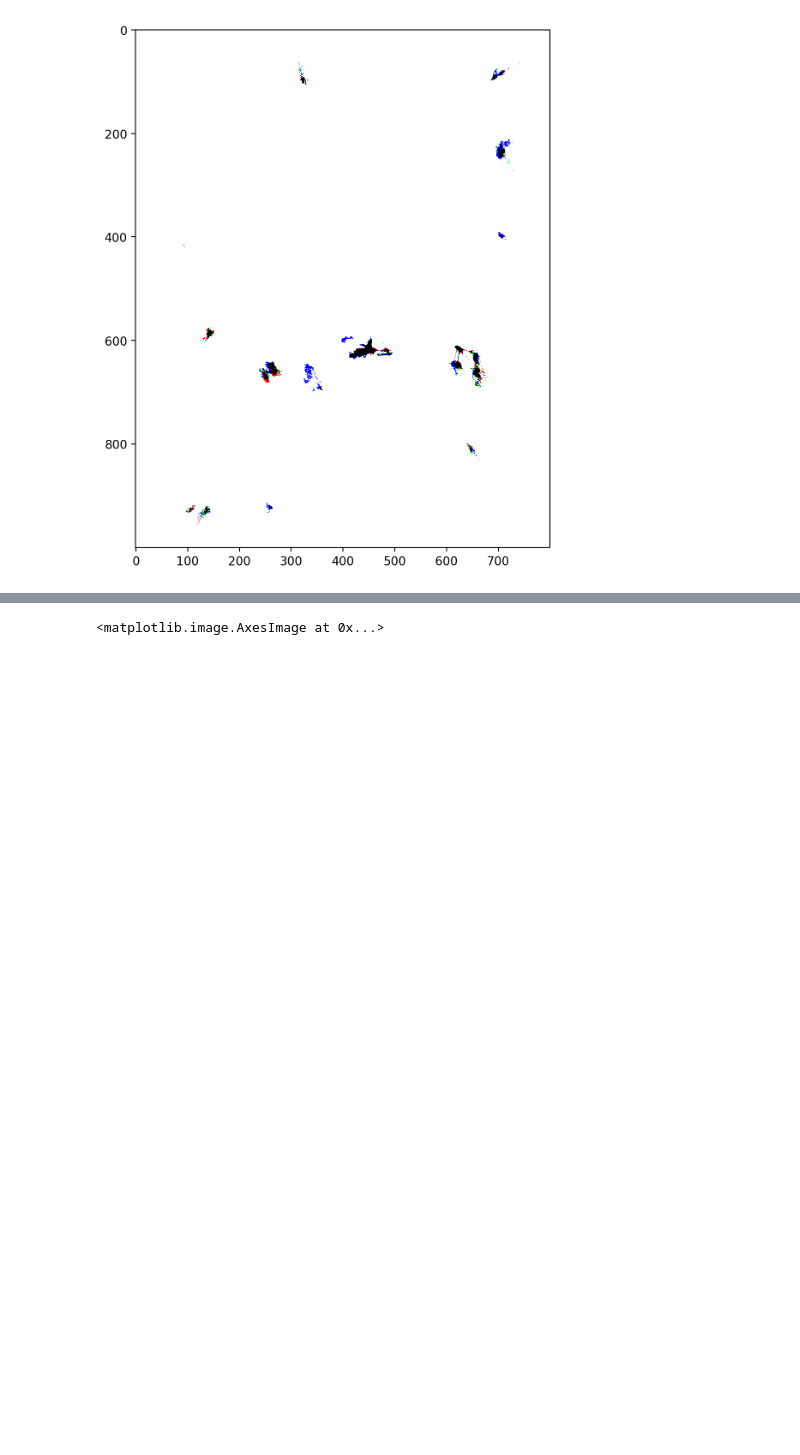
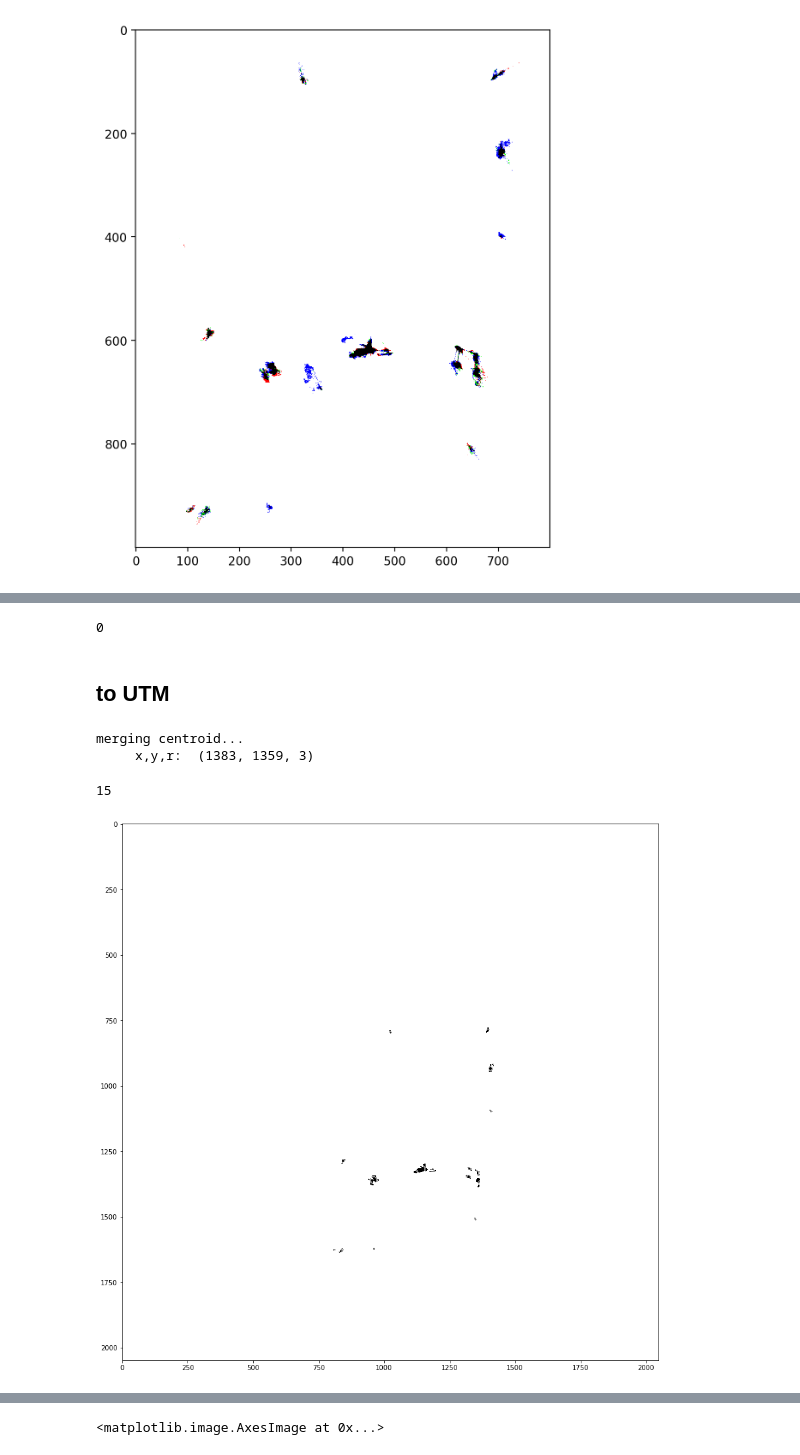
Before and after one commit to Chen-Yu-Qiang/mapping_explorer, a Jupyter notebook: jupyterNotebook/accumulate_map.ipynb, the cells around one changed output, grey strips where cells are left out. Saved outputs shown, nothing was run; the diff lists cells and outputs as text; code cells hidden in the pictures; blank space fills up the shorter version.

```diff
--- a/jupyterNotebook/accumulate_map.ipynb
+++ b/jupyterNotebook/accumulate_map.ipynb
@@ -192,0 +214,7 @@ x,y,r:  1626 807 3
+# %%
+i=0
+for item in trunk_label_dict.keys():
+
+    trunk_label_dict[item]['signature_pixl']=centroid_rawList[i]
+    i+=1
+trunk_label_dict
@@ -192,0 +239,6 @@ x,y,r:  1626 807 3
+# %%
+len(centroid_rawList)
+# %% [output]
+0
+# %% [markdown]
+## to UTM
@@ -192,0 +269,13 @@ x,y,r:  1626 807 3
+# %%
+# lng, lat, zone, R = get_init_utm()
+# proj = Proj(proj='utm', zone=zone, ellps='WGS84', preserve_units=False)
+utm_x_ref, utm_y_ref = 352874.9314219437, 2767711.122274709
+
+fig2,ax2 = plt.subplots(figsize=(7,5))
+for j in range(centre_x_list.shape[0]):
+    cX = centre_x_list[j]
+    cY = centre_y_list[j]
+    cX_m, cY_m = transform_from_pixel2m(cX, cY, raw_pgm.shape[0])
+    cR_m = radius_list[j]/20
+
+    neg_bd = get_utm_negBDs_from_center(j, cX_m, cY_m, cR_m, utm_x_ref, utm_y_ref)
@@ -192,0 +335,8 @@ x,y,r:  1626 807 3
+# %%
+centroid_filteredList = get_merging_circle(morph_pgm_binary_all, filter_labels_list)
+len(centroid_filteredList)
+# %% [output]
+merging centroid...
+     x,y,r:  (1383, 1359, 3)
+15
+[figure, added]
```
Also changed, not shown: parts of 27 cells of this notebook, 4 other files.
